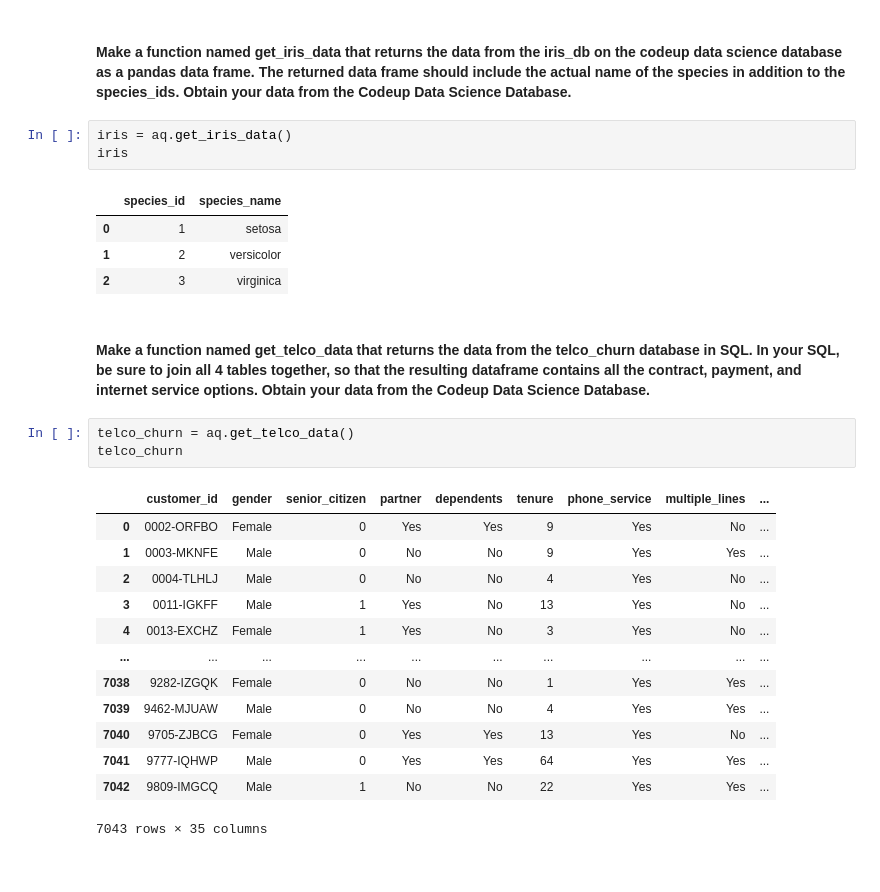
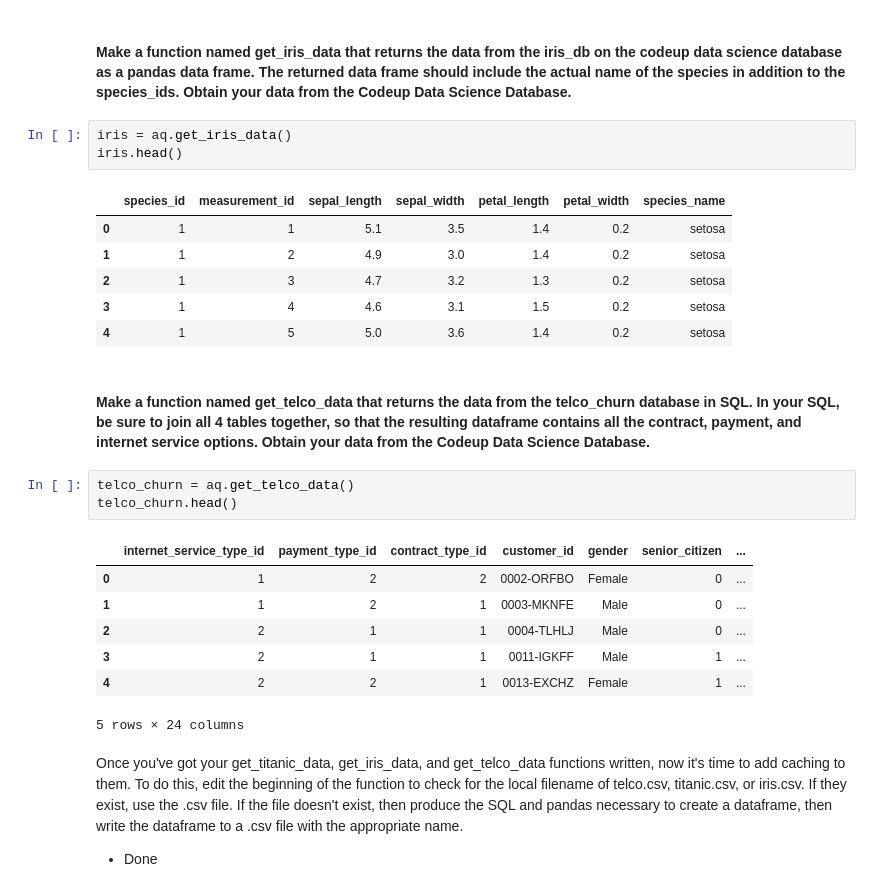
Before and after one commit to DeangeloBowen1/classification-exercises, a Jupyter notebook: classification_exercises.ipynb, the cells around one changed output. Cells and saved outputs as stored; diff of their text form.

```diff
--- a/classification_exercises.ipynb
+++ b/classification_exercises.ipynb
@@ -315,28 +308,28 @@ titanic_data
 #### Make a function named get_iris_data that returns the data from the iris_db on the codeup data science database as a pandas data frame. The returned data frame should include the actual name of the species in addition to the species_ids. Obtain your data from the Codeup Data Science Database.
 # %%
 iris = aq.get_iris_data()
-iris
+iris.head()
 # %% [output]
-|  | species_id | species_name |
-| 0 | 1 | setosa |
-| 1 | 2 | versicolor |
-| 2 | 3 | virginica |
+|  | species_id | measurement_id | sepal_length | sepal_width | petal_length | petal_width | species_name |
+| 0 | 1 | 1 | 5.1 | 3.5 | 1.4 | 0.2 | setosa |
+| 1 | 1 | 2 | 4.9 | 3.0 | 1.4 | 0.2 | setosa |
+| 2 | 1 | 3 | 4.7 | 3.2 | 1.3 | 0.2 | setosa |
+| 3 | 1 | 4 | 4.6 | 3.1 | 1.5 | 0.2 | setosa |
+| 4 | 1 | 5 | 5.0 | 3.6 | 1.4 | 0.2 | setosa |
 # %% [markdown]
 #### Make a function named get_telco_data that returns the data from the telco_churn database in SQL. In your SQL, be sure to join all 4 tables together, so that the resulting dataframe contains all the contract, payment, and internet service options. Obtain your data from the Codeup Data Science Database.
 # %%
 telco_churn = aq.get_telco_data()
-telco_churn
+telco_churn.head()
 # %% [output]
-|  | customer_id | gender | senior_citizen | partner | dependents | tenure | phone_service | multiple_lines | ... |
-| 0 | 0002-ORFBO | Female | 0 | Yes | Yes | 9 | Yes | No | ... |
-| 1 | 0003-MKNFE | Male | 0 | No | No | 9 | Yes | Yes | ... |
-| 2 | 0004-TLHLJ | Male | 0 | No | No | 4 | Yes | No | ... |
-| 3 | 0011-IGKFF | Male | 1 | Yes | No | 13 | Yes | No | ... |
-| 4 | 0013-EXCHZ | Female | 1 | Yes | No | 3 | Yes | No | ... |
-| ... | ... | ... | ... | ... | ... | ... | ... | ... | ... |
-| 7038 | 9282-IZGQK | Female | 0 | No | No | 1 | Yes | Yes | ... |
-| 7039 | 9462-MJUAW | Male | 0 | No | No | 4 | Yes | Yes | ... |
-| 7040 | 9705-ZJBCG | Female | 0 | Yes | Yes | 13 | Yes | No | ... |
-| 7041 | 9777-IQHWP | Male | 0 | Yes | Yes | 64 | Yes | Yes | ... |
-| 7042 | 9809-IMGCQ | Male | 1 | No | No | 22 | Yes | Yes | ... |
+|  | internet_service_type_id | payment_type_id | contract_type_id | customer_id | gender | senior_citizen | ... |
+| 0 | 1 | 2 | 2 | 0002-ORFBO | Female | 0 | ... |
+| 1 | 1 | 2 | 1 | 0003-MKNFE | Male | 0 | ... |
+| 2 | 2 | 1 | 1 | 0004-TLHLJ | Male | 0 | ... |
+| 3 | 2 | 1 | 1 | 0011-IGKFF | Male | 1 | ... |
+| 4 | 2 | 2 | 1 | 0013-EXCHZ | Female | 1 | ... |
-7043 rows × 35 columns
+5 rows × 24 columns
+# %% [markdown]
+Once you've got your get_titanic_data, get_iris_data, and get_telco_data functions written, now it's time to add caching to them. To do this, edit the beginning of the function to check for the local filename of telco.csv, titanic.csv, or iris.csv. If they exist, use the .csv file. If the file doesn't exist, then produce the SQL and pandas necessary to create a dataframe, then write the dataframe to a .csv file with the appropriate name.
+
+- Done
```
Also changed, not shown: parts of 1 cell of this notebook, 2 other files.
